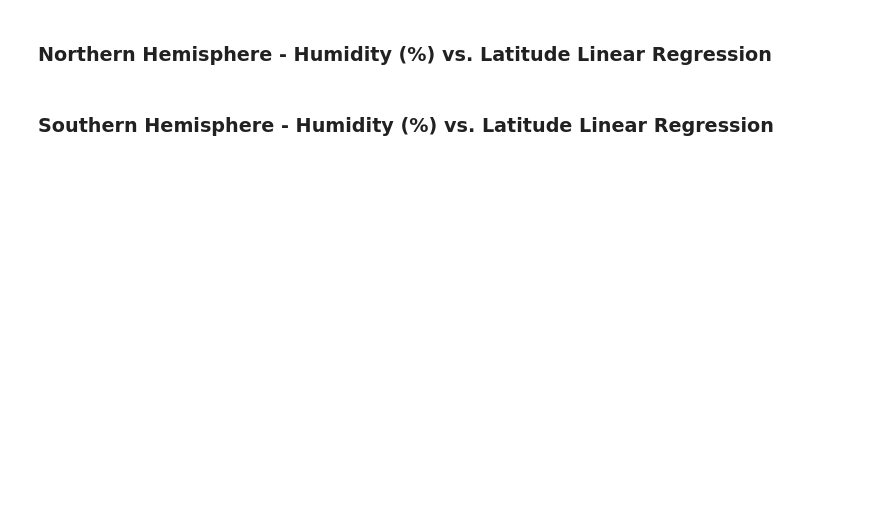
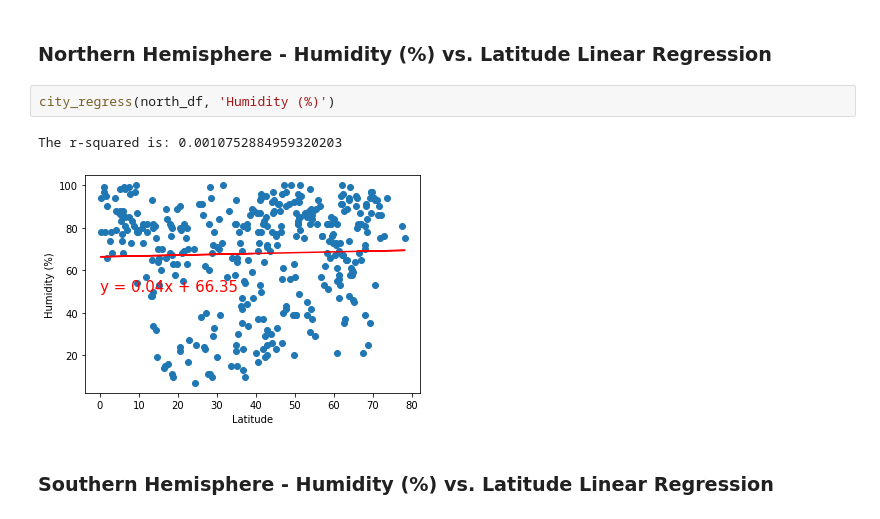
Before and after one commit to sydnipierce/API-challenge, a Jupyter notebook: WeatherPy/starter_code_WeatherPy.ipynb, the cells around one changed output. Saved outputs shown, nothing was run; the diff lists cells and outputs as text; blank space fills up the shorter version.

```diff
--- a/WeatherPy/starter_code_WeatherPy.ipynb
+++ b/WeatherPy/starter_code_WeatherPy.ipynb
@@ -320,4 +338,9 @@ df
 # %% [markdown]
 ###  Northern Hemisphere - Humidity (%) vs. Latitude Linear Regression
+# %%
+city_regress(north_df, 'Humidity (%)')
+# %% [output]
+The r-squared is: 0.0010752884959320203
+[figure, added]
 # %% [markdown]
 ###  Southern Hemisphere - Humidity (%) vs. Latitude Linear Regression
```
Also changed, not shown: parts of 20 cells of this notebook, 2 other files.
